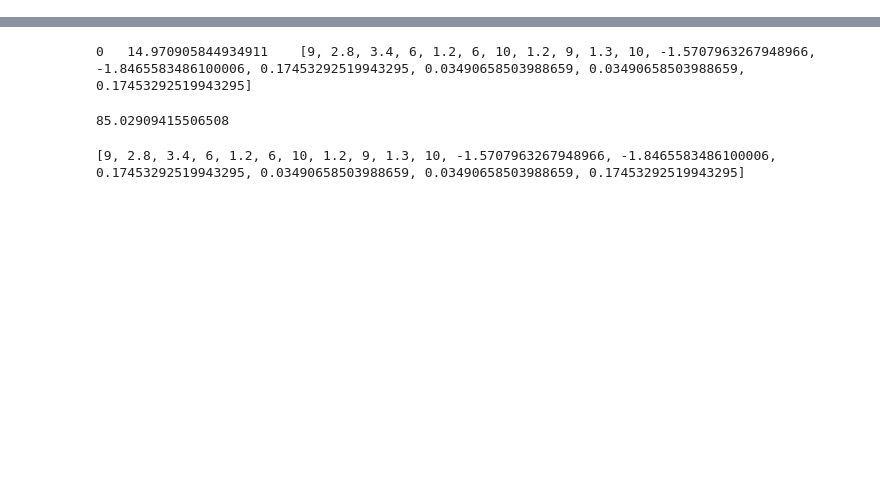
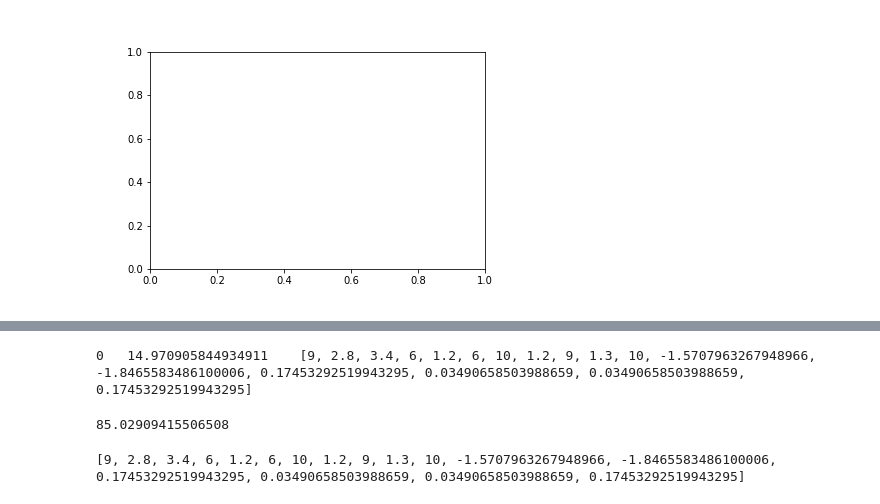
Before and after one commit to qwertpas/saltosim, a Jupyter notebook: notebooks/linkage.ipynb, the cells around one changed output, grey strips where cells are left out. Cells and saved outputs as stored; diff of their text form; code cells hidden in the pictures; blank space fills up the shorter version.

```diff
--- a/notebooks/linkage.ipynb
+++ b/notebooks/linkage.ipynb
@@ -6,6 +6,11 @@ from matplotlib import pyplot as plt
 
 # %matplotlib inline
 %matplotlib widget
+# %%
+#clears all figures
+plt.cla()
+# %% [output]
+[figure, added]
 # %%
 # #known values
 # L1 = 9
```
Also changed, not shown: parts of 3 cells of this notebook, 1 other file.
